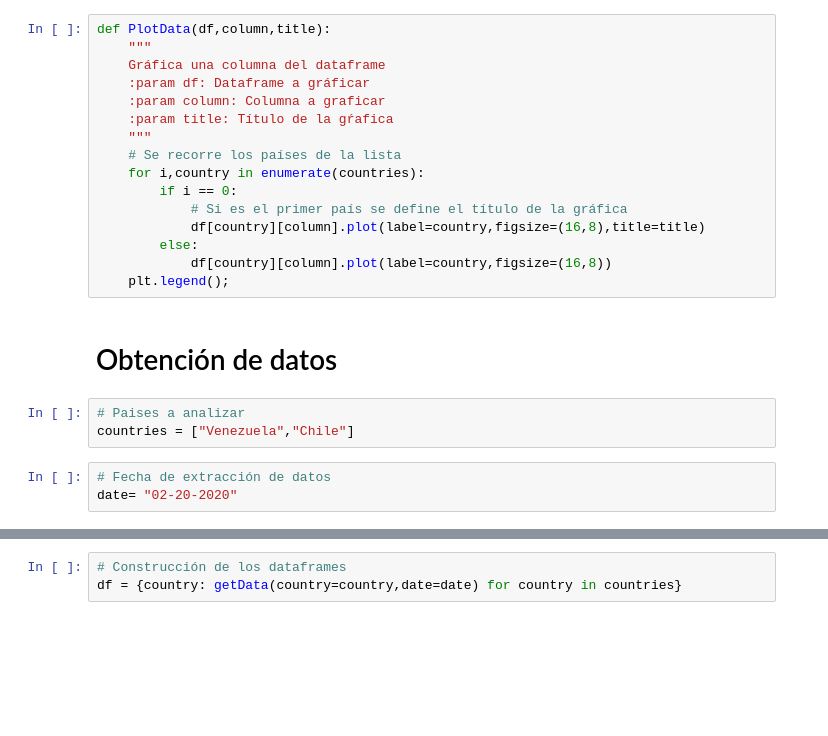
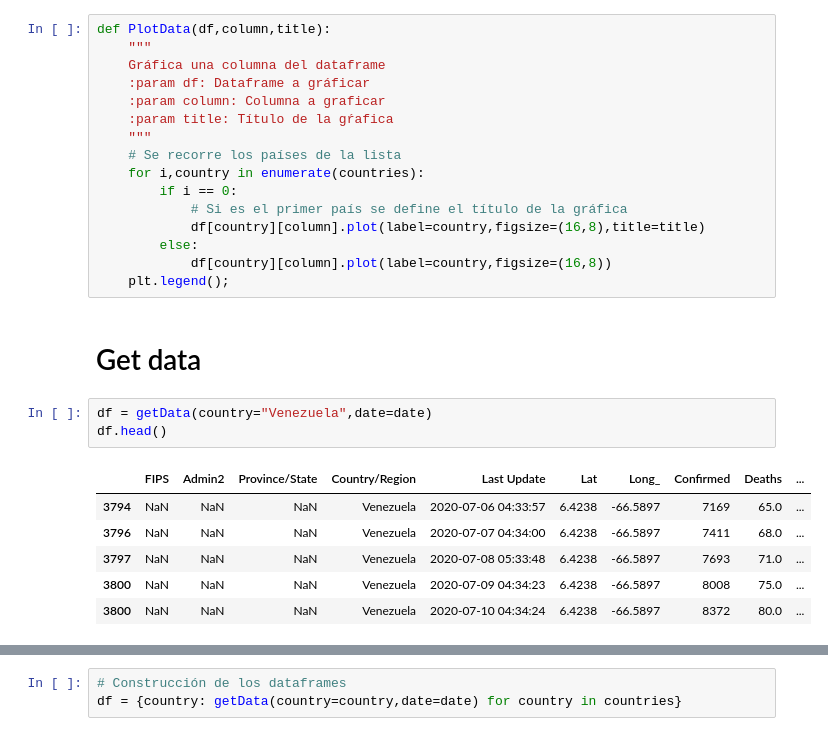
Before and after one commit to ecrespo/data_science_portfoliio, a Jupyter notebook: notebooks/covid19-6.ipynb, the cells around one changed output, grey strips where cells are left out. Cells and saved outputs as stored; diff of their text form; blank space fills up the shorter version.

```diff
--- a/notebooks/covid19-6.ipynb
+++ b/notebooks/covid19-6.ipynb
@@ -116,11 +134,15 @@ def PlotData(df,column,title):
         else:
             df[country][column].plot(label=country,figsize=(16,8))
     plt.legend();
-# %% [markdown]
-# Obtención de datos
-# %%
-# Paises a analizar
-countries = ["Venezuela","Chile"]
-# %%
-# Fecha de extracción de datos
-date= "02-20-2020"
+# %% [markdown]
+# Get data
+# %%
+df = getData(country="Venezuela",date=date)
+df.head()
+# %% [output]
+|  | FIPS | Admin2 | Province/State | Country/Region | Last Update | Lat | Long_ | Confirmed | Deaths | ... |
+| 3794 | NaN | NaN | NaN | Venezuela | 2020-07-06 04:33:57 | 6.4238 | -66.5897 | 7169 | 65.0 | ... |
+| 3796 | NaN | NaN | NaN | Venezuela | 2020-07-07 04:34:00 | 6.4238 | -66.5897 | 7411 | 68.0 | ... |
+| 3797 | NaN | NaN | NaN | Venezuela | 2020-07-08 05:33:48 | 6.4238 | -66.5897 | 7693 | 71.0 | ... |
+| 3800 | NaN | NaN | NaN | Venezuela | 2020-07-09 04:34:23 | 6.4238 | -66.5897 | 8008 | 75.0 | ... |
+| 3800 | NaN | NaN | NaN | Venezuela | 2020-07-10 04:34:24 | 6.4238 | -66.5897 | 8372 | 80.0 | ... |
```
Also changed, not shown: parts of 35 cells of this notebook, 6 other files.
